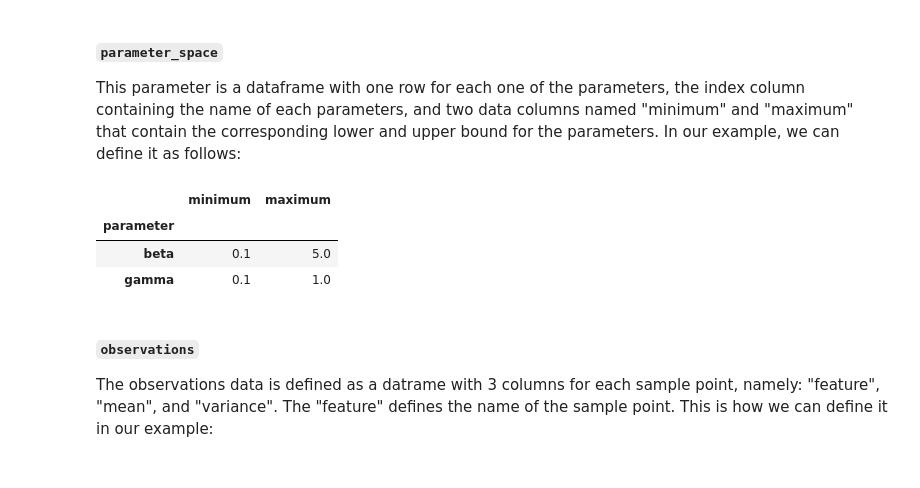
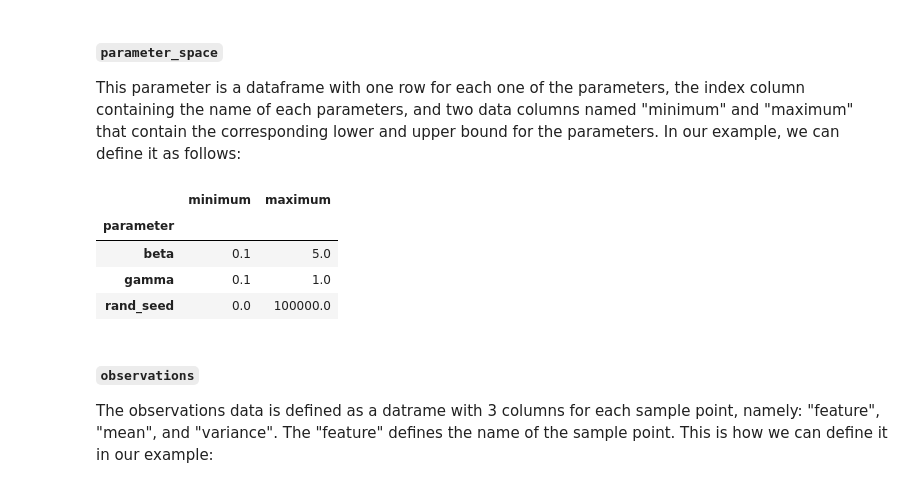
Before and after one commit to InstituteforDiseaseModeling/historymatching, a Jupyter notebook: examples/01_history_matching_basic_config_sir.ipynb, the cells around one changed output. Cells and saved outputs as stored; diff of their text form; code cells hidden in the pictures.

```diff
--- a/examples/01_history_matching_basic_config_sir.ipynb
+++ b/examples/01_history_matching_basic_config_sir.ipynb
@@ -244,17 +244,18 @@ This parameter is a dataframe with one row for each one of the parameters, the i
 # %%
 parameter_space = pd.DataFrame( { # name      ,   min , max
                                   'beta'      : [ 0.1, 5.0 ],
                                   'gamma'     : [ 0.1, 1.0 ],
-                                  #'rand_seed' : [ 0   , 1e5 ]
+                                  'rand_seed' : [ 0   , 1e5 ]
                                  }, index = ['minimum', 'maximum']
                                ).transpose()
 parameter_space.index.name = 'parameter'
 parameter_space.head()
 # %% [output]
 |  | minimum | maximum |
 | parameter |  |  |
 | beta | 0.1 | 5.0 |
 | gamma | 0.1 | 1.0 |
+| rand_seed | 0.0 | 100000.0 |
 # %% [markdown]
 #### `observations`
 
```
Also changed, not shown: parts of 18 cells of this notebook, 3 other files.
